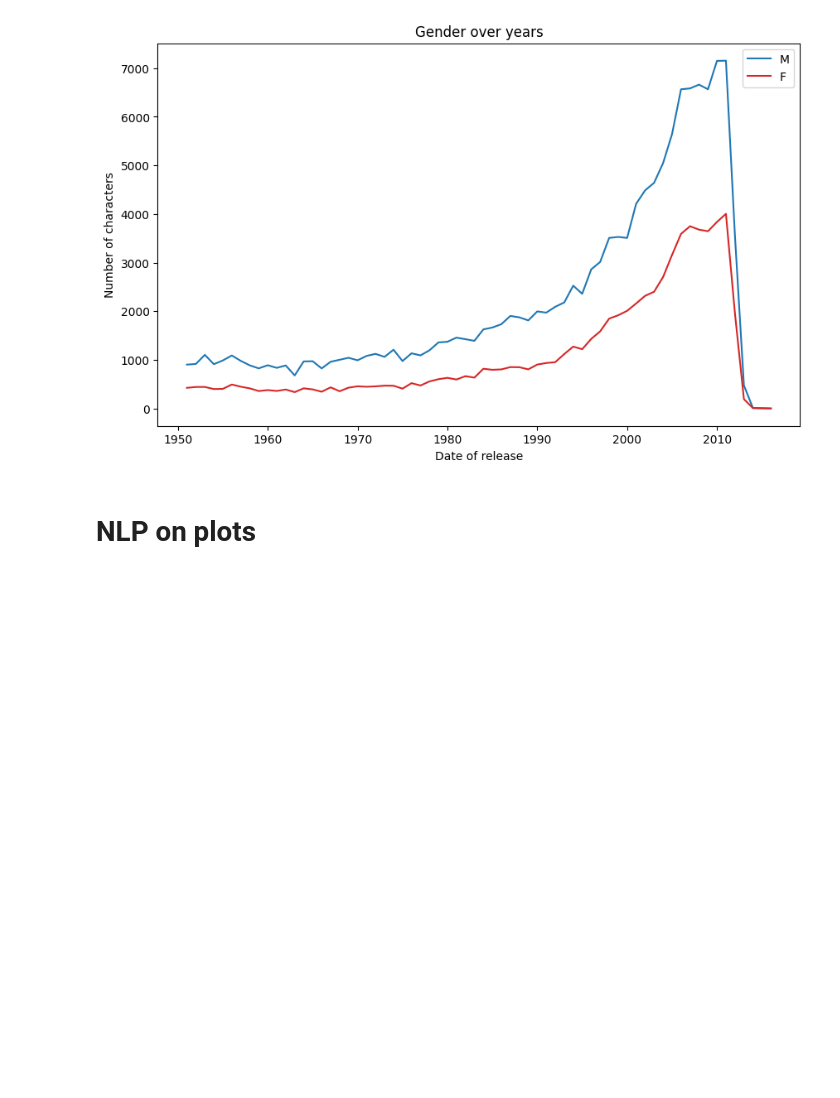
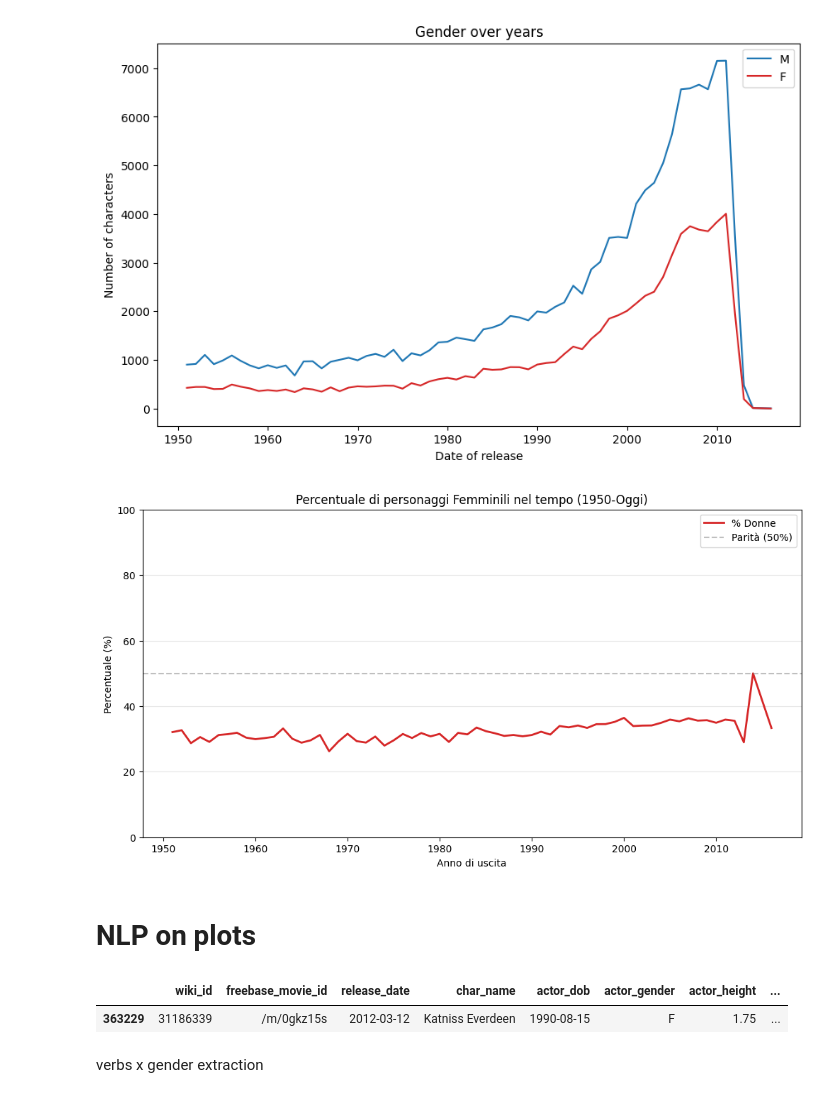
Before and after one commit to martinaperodi/movie-gender-bias-network, a Jupyter notebook: dataexploration.ipynb, the cells around one changed output. Cells and saved outputs as stored; diff of their text form; code cells hidden in the pictures; blank space fills up the shorter version.

```diff
--- a/dataexploration.ipynb
+++ b/dataexploration.ipynb
@@ -310,5 +310,32 @@ plt.legend()
 plt.show()
 # %% [output]
 [figure]
+# %%
+# ok but in relative terms:
+# 1. Calcoliamo i totali per anno
+yearly_gender['total'] = yearly_gender['M'] + yearly_gender['F']
+
+# 2. Calcoliamo le percentuali relative
+yearly_gender['pct_M'] = (yearly_gender['M'] / yearly_gender['total']) * 100
+yearly_gender['pct_F'] = (yearly_gender['F'] / yearly_gender['total']) * 100
+
+# 3. Grafico delle Percentuali Relative
+plt.figure(figsize=(12, 6))
+
+# Plot della percentuale femminile
+plt.plot(yearly_gender.index, yearly_gender['pct_F'], label='% Donne', color='tab:red', linewidth=2)
+
+# Aggiungiamo una linea di riferimento al 50% (parità perfetta)
+plt.axhline(y=50, color='gray', linestyle='--', alpha=0.5, label='Parità (50%)')
+
+plt.title('Percentuale di personaggi Femminili nel tempo (1950-Oggi)')
+plt.xlabel('Anno di uscita')
+plt.ylabel('Percentuale (%)')
+plt.ylim(0, 100) # Fissiamo l'asse Y da 0 a 100
+plt.legend()
+plt.grid(axis='y', alpha=0.3)
+plt.show()
+# %% [output]
+[figure, added]
 # %% [markdown]
 # NLP on plots
@@ -314,0 +344,7 @@ plt.show()
+# %%
+df_plot[df_plot['char_name']== 'Katniss Everdeen']
+# %% [output]
+|  | wiki_id | freebase_movie_id | release_date | char_name | actor_dob | actor_gender | actor_height | ... |
+| 363229 | 31186339 | /m/0gkz15s | 2012-03-12 | Katniss Everdeen | 1990-08-15 | F | 1.75 | ... |
+# %% [markdown]
+verbs x gender extraction
```
Also changed, not shown: parts of 6 cells of this notebook, 1 other file.
